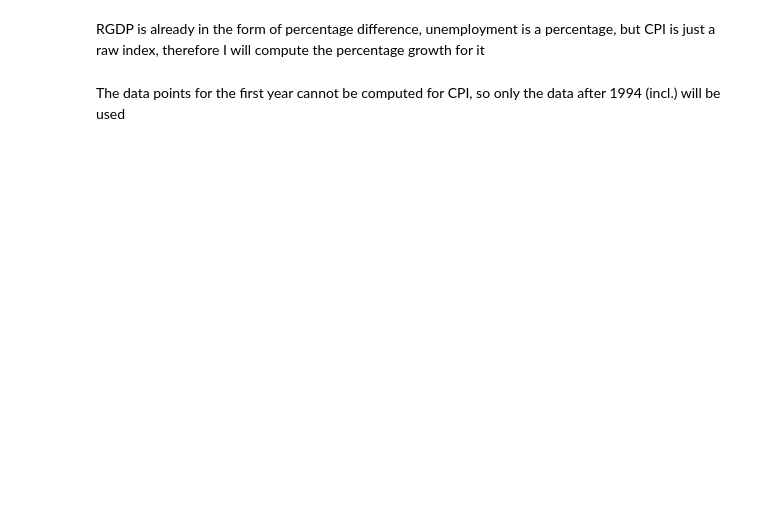
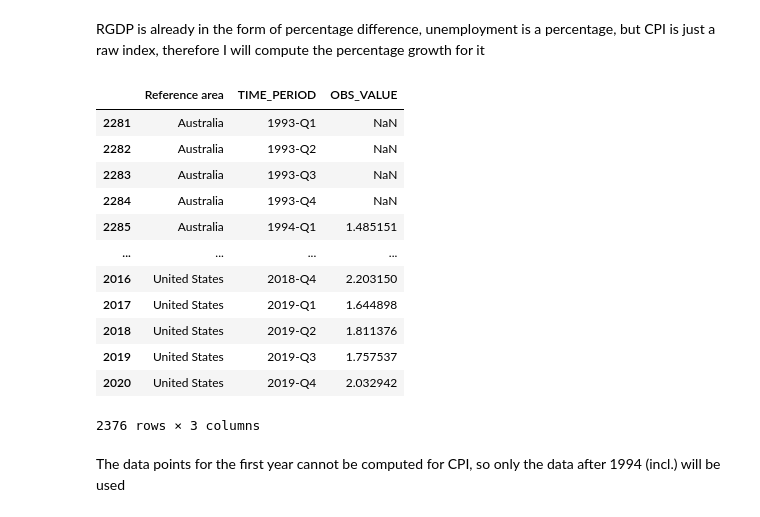
Before and after one commit to illiazhupanov/Economics_Forecasting_Project, a Jupyter notebook: notebooks/1_exploration_of_data.ipynb, the cells around one changed output. Cells and saved outputs as stored; diff of their text form; code cells hidden in the pictures; blank space fills up the shorter version.

```diff
--- a/notebooks/1_exploration_of_data.ipynb
+++ b/notebooks/1_exploration_of_data.ipynb
@@ -92,7 +71,30 @@ print(unemployment.isna().sum().sum())
 # %% [markdown]
 RGDP is already in the form of percentage difference, unemployment is a percentage, but CPI is just a raw index, therefore I will compute the percentage growth for it
 # %%
-cpi_yoy = cpi_index.pct_change(periods=4) * 100
+for index, country in enumerate(list_of_countries):
+    if index == 0:
+        curr_series = cpi_index.loc[cpi_index['Reference area'] == country]
+        curr_series['OBS_VALUE'] = curr_series['OBS_VALUE'].pct_change(periods = 4) * 100
+        cpi_yoy = curr_series
+    else:
+        curr_series = cpi_index.loc[cpi_index['Reference area'] == country]
+        curr_series['OBS_VALUE'] = curr_series['OBS_VALUE'].pct_change(periods = 4) * 100
+        cpi_yoy = pd.concat([cpi_yoy, curr_series])
+cpi_yoy
+# %% [output]
+|  | Reference area | TIME_PERIOD | OBS_VALUE |
+| 2281 | Australia | 1993-Q1 | NaN |
+| 2282 | Australia | 1993-Q2 | NaN |
+| 2283 | Australia | 1993-Q3 | NaN |
+| 2284 | Australia | 1993-Q4 | NaN |
+| 2285 | Australia | 1994-Q1 | 1.485151 |
+| ... | ... | ... | ... |
+| 2016 | United States | 2018-Q4 | 2.203150 |
+| 2017 | United States | 2019-Q1 | 1.644898 |
+| 2018 | United States | 2019-Q2 | 1.811376 |
+| 2019 | United States | 2019-Q3 | 1.757537 |
+| 2020 | United States | 2019-Q4 | 2.032942 |
+2376 rows × 3 columns
 # %% [markdown]
 The data points for the first year cannot be computed for CPI, so only the data after 1994 (incl.) will be used
 # %%
```
Also changed, not shown: parts of 17 cells of this notebook, 6 other files.
